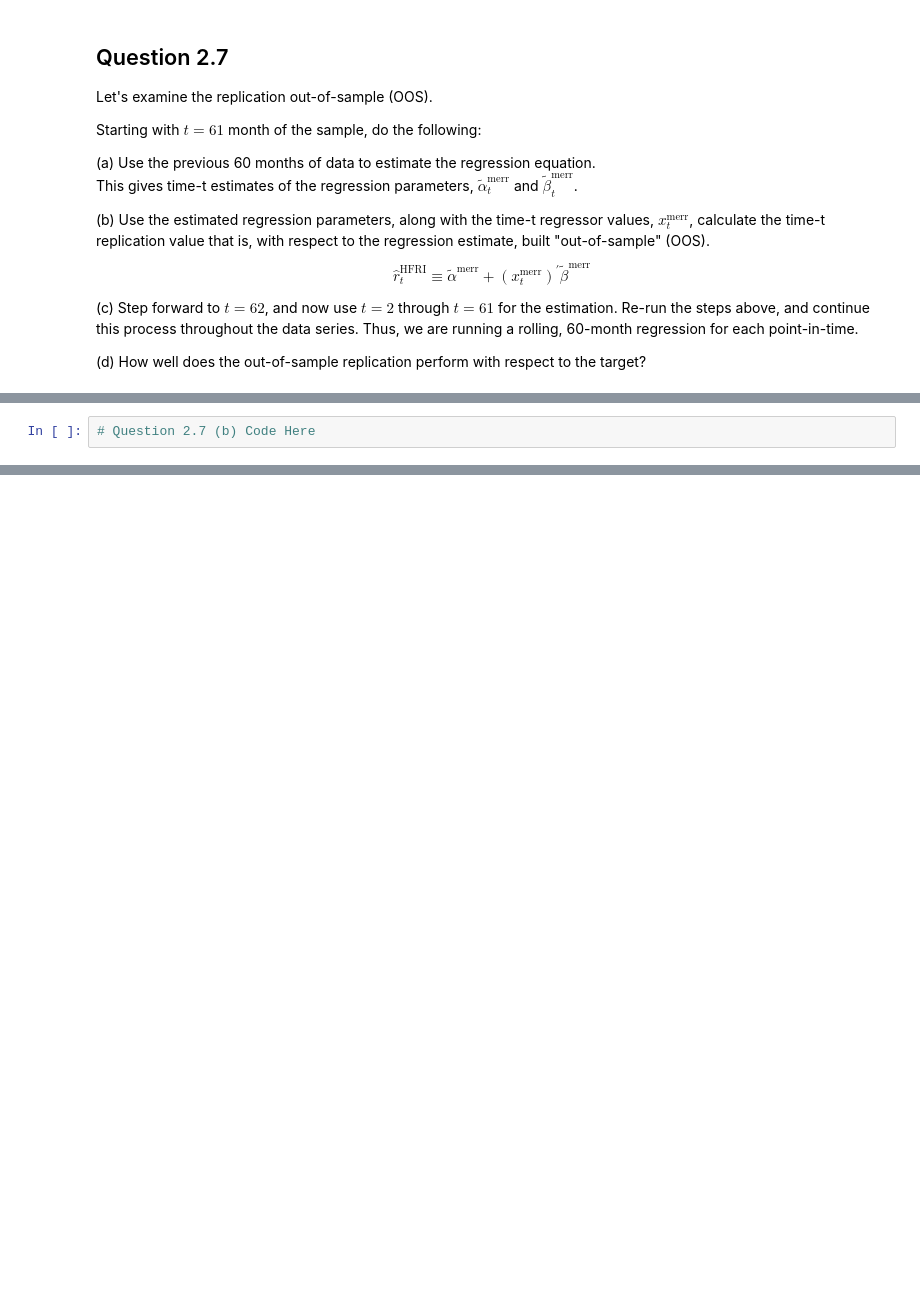
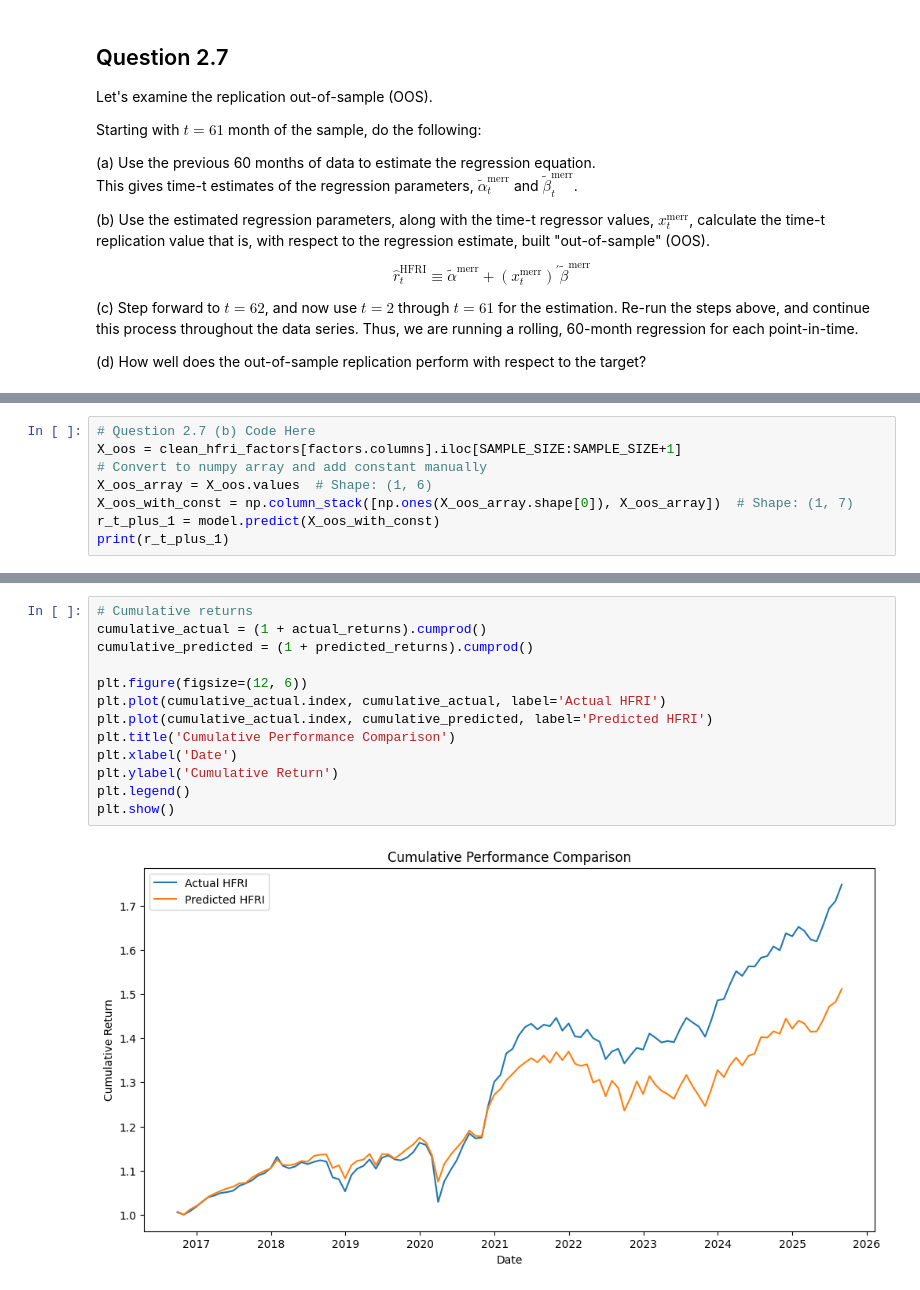
Before and after one commit to t-flora/portfolio-risk-mgmt, a Jupyter notebook: hw2/ProSharesReplication.ipynb, the cells around one changed output, grey strips where cells are left out. Cells and saved outputs as stored; diff of their text form; blank space fills up the shorter version.

```diff
--- a/hw2/ProSharesReplication.ipynb
+++ b/hw2/ProSharesReplication.ipynb
@@ -466,2 +498,8 @@ $$
 # %%
 # Question 2.7 (b) Code Here
+X_oos = clean_hfri_factors[factors.columns].iloc[SAMPLE_SIZE:SAMPLE_SIZE+1]
+# Convert to numpy array and add constant manually
+X_oos_array = X_oos.values  # Shape: (1, 6)
+X_oos_with_const = np.column_stack([np.ones(X_oos_array.shape[0]), X_oos_array])  # Shape: (1, 7)
+r_t_plus_1 = model.predict(X_oos_with_const)
+print(r_t_plus_1)
@@ -471,0 +564,15 @@ $$
+# %%
+# Cumulative returns
+cumulative_actual = (1 + actual_returns).cumprod()
+cumulative_predicted = (1 + predicted_returns).cumprod()
+
+plt.figure(figsize=(12, 6))
+plt.plot(cumulative_actual.index, cumulative_actual, label='Actual HFRI')
+plt.plot(cumulative_actual.index, cumulative_predicted, label='Predicted HFRI')
+plt.title('Cumulative Performance Comparison')
+plt.xlabel('Date')
+plt.ylabel('Cumulative Return')
+plt.legend()
+plt.show()
+# %% [output]
+[figure, added]
```
Also changed, not shown: parts of 8 cells of this notebook.
